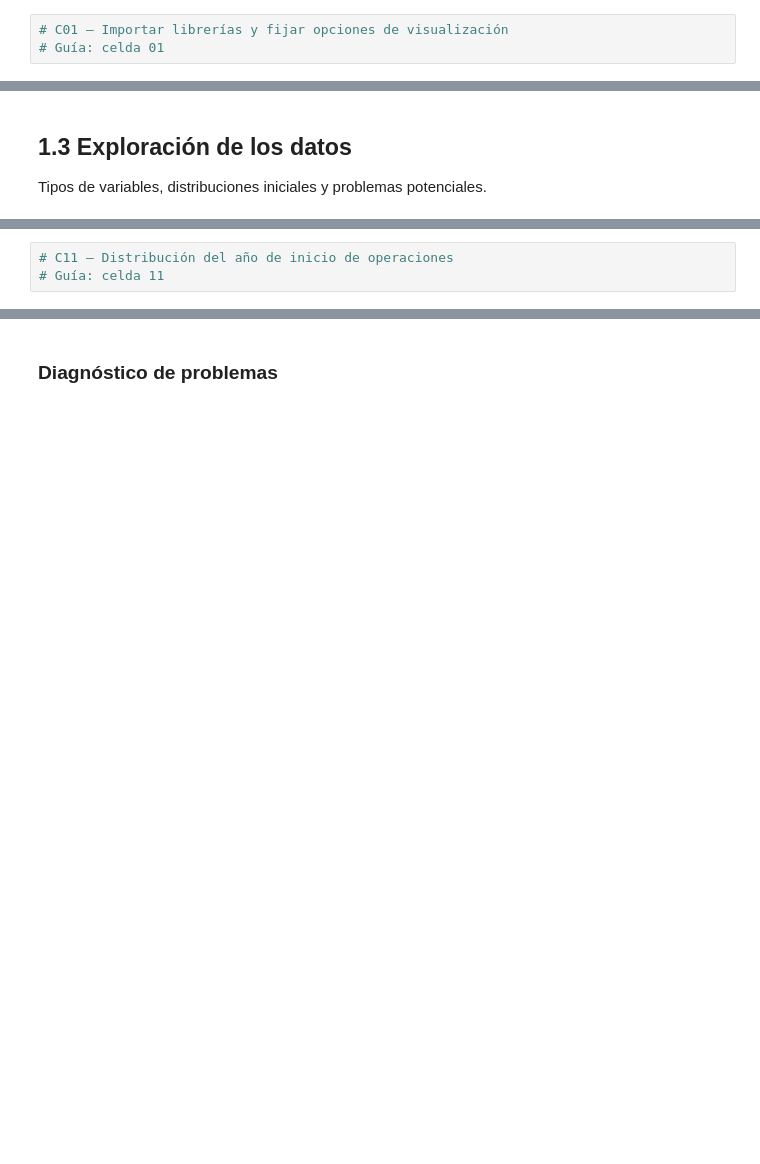
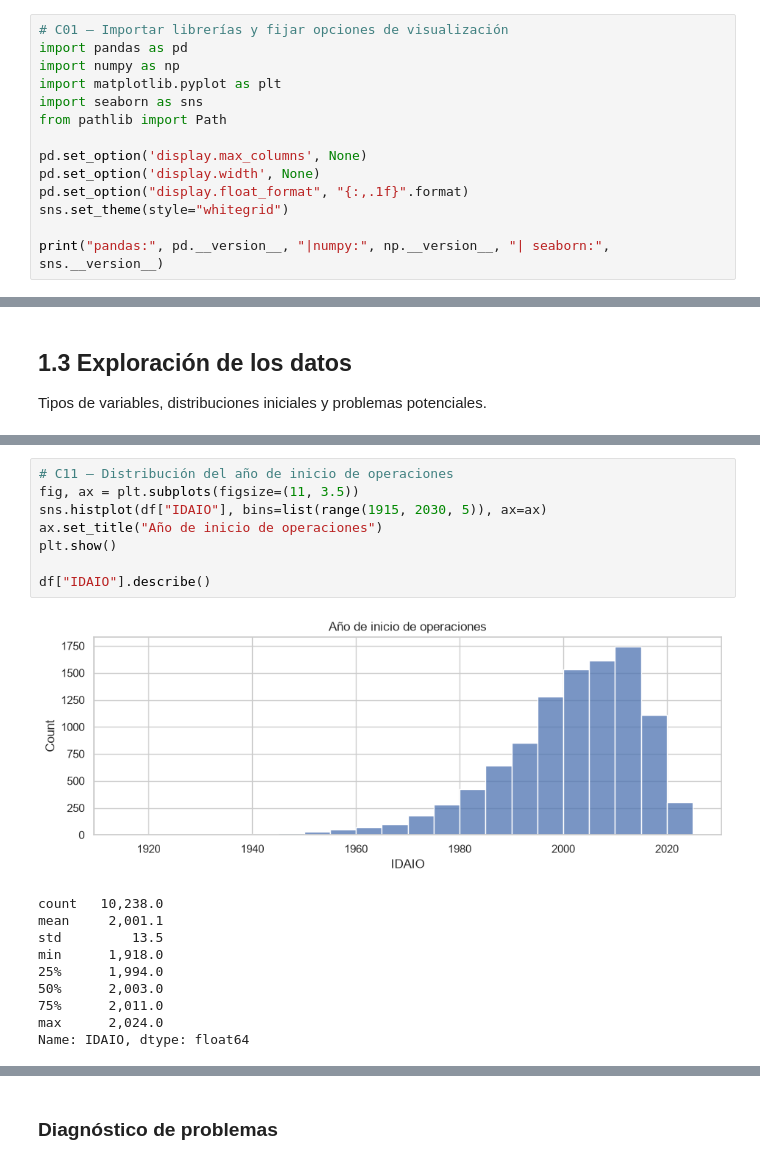
Before and after one commit to stivenmelo/analisis-eac-dane-2024, a Jupyter notebook: notebook/EAC_2024_analisis.ipynb, the cells around one changed output, grey strips where cells are left out. Cells and saved outputs as stored; diff of their text form; blank space fills up the shorter version.

```diff
--- a/notebook/EAC_2024_analisis.ipynb
+++ b/notebook/EAC_2024_analisis.ipynb
@@ -19,4 +16,15 @@ de la guía de trabajo. Ejecutar el cuaderno de arriba abajo debe funcionar sin
 # Bloque A — Configuración
 # %%
 # C01 — Importar librerías y fijar opciones de visualización
-# Guía: celda 01
+import pandas as pd
+import numpy as np
+import matplotlib.pyplot as plt
+import seaborn as sns
+from pathlib import Path
+
+pd.set_option('display.max_columns', None)
+pd.set_option('display.width', None)
+pd.set_option("display.float_format", "{:,.1f}".format)
+sns.set_theme(style="whitegrid")
+
+print("pandas:", pd.__version__, "|numpy:", np.__version__, "| seaborn:", sns.__version__)
@@ -66,5 +223,21 @@ Tipos de variables, distribuciones iniciales y problemas potenciales.
 # %%
 # C11 — Distribución del año de inicio de operaciones
-# Guía: celda 11
+fig, ax = plt.subplots(figsize=(11, 3.5))
+sns.histplot(df["IDAIO"], bins=list(range(1915, 2030, 5)), ax=ax)
+ax.set_title("Año de inicio de operaciones")
+plt.show()
+
+df["IDAIO"].describe()
+# %% [output]
+[figure, added]
+count   10,238.0
+mean     2,001.1
+std         13.5
+min      1,918.0
+25%      1,994.0
+50%      2,003.0
+75%      2,011.0
+max      2,024.0
+Name: IDAIO, dtype: float64
 # %%
 # C12 — Personal total por dominio de actividad
```
Also changed, not shown: parts of 30 cells of this notebook, 1 other file.
